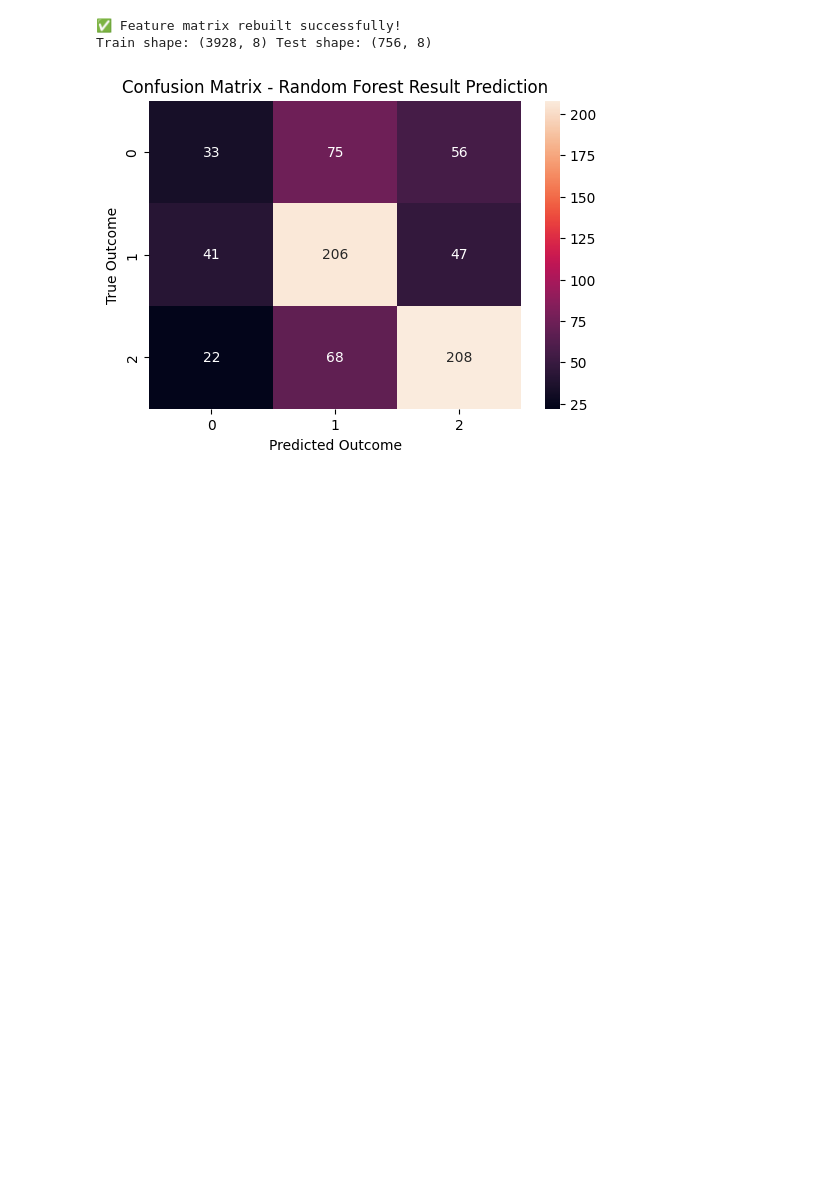
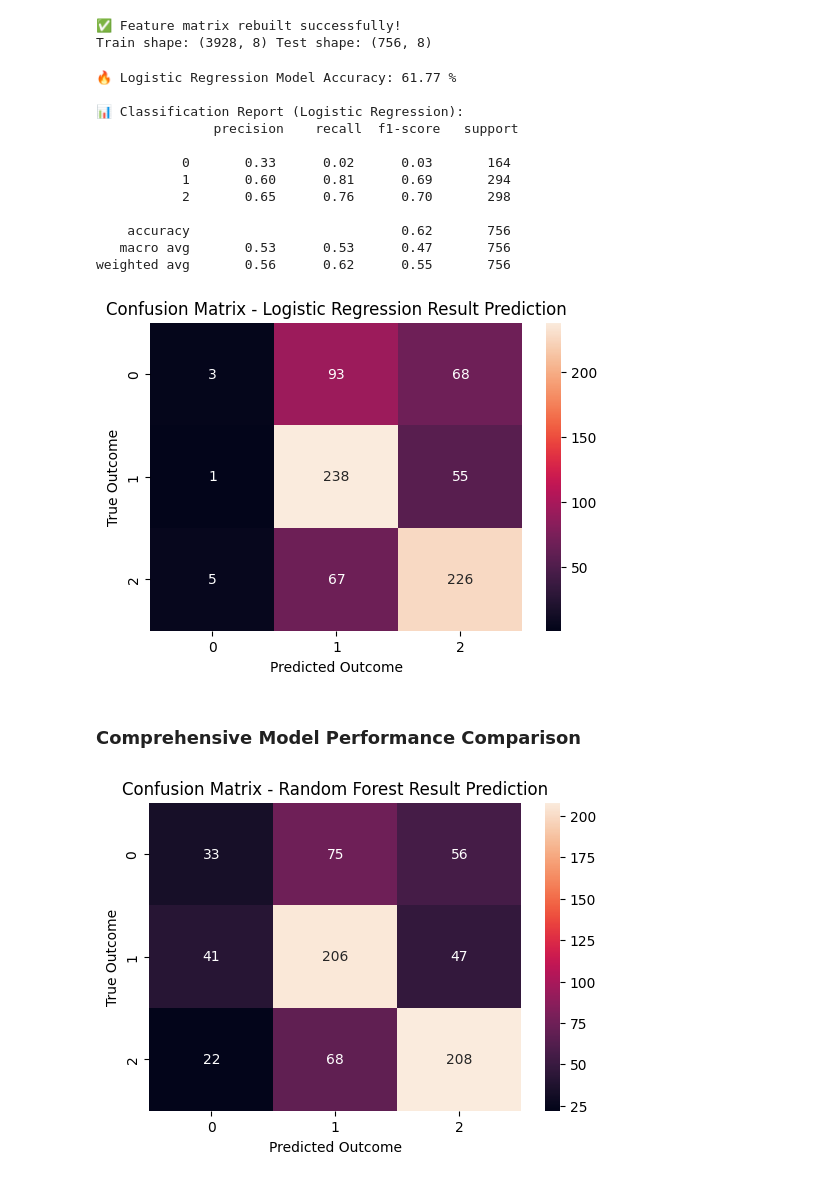
Before and after one commit to sankalp120/premierleague_predictor, a Jupyter notebook: notebook.ipynb, the cells around one changed output. Drawn from its saved outputs; the diff is of its cells as text; code cells hidden in the pictures; blank space fills up the shorter version.

Commit message:
comparision metrics

```diff
--- a/notebook.ipynb
+++ b/notebook.ipynb
@@ -355,6 +369,48 @@ print("Train shape:", X_train.shape, "Test shape:", X_test.shape)
 # %% [output]
 ✅ Feature matrix rebuilt successfully!
 Train shape: (3928, 8) Test shape: (756, 8)
+# %%
+from sklearn.linear_model import LogisticRegression
+from sklearn.metrics import accuracy_score, classification_report, confusion_matrix
+import seaborn as sns
+import matplotlib.pyplot as plt
+
+# Initialize and train the Logistic Regression model
+log_reg_model = LogisticRegression(max_iter=1000, random_state=42)
+log_reg_model.fit(X_train, y_train_encoded)
+
+# Make predictions
+y_pred_log_reg = log_reg_model.predict(X_test)
+
+# Evaluate the model
+print("🔥 Logistic Regression Model Accuracy:", round(accuracy_score(y_test_encoded, y_pred_log_reg)*100, 2), "%")
+print("\n📊 Classification Report (Logistic Regression):\n", classification_report(y_test_encoded, y_pred_log_reg))
+
+# Confusion Matrix for Logistic Regression
+plt.figure(figsize=(6,4))
+sns.heatmap(confusion_matrix(y_test_encoded, y_pred_log_reg), annot=True, fmt="d",
+            xticklabels=le.inverse_transform(log_reg_model.classes_),
+            yticklabels=le.inverse_transform(log_reg_model.classes_))
+plt.title("Confusion Matrix - Logistic Regression Result Prediction")
+plt.xlabel("Predicted Outcome")
+plt.ylabel("True Outcome")
+plt.show()
+# %% [output]
+🔥 Logistic Regression Model Accuracy: 61.77 %
+
+📊 Classification Report (Logistic Regression):
+               precision    recall  f1-score   support
+
+           0       0.33      0.02      0.03       164
+           1       0.60      0.81      0.69       294
+           2       0.65      0.76      0.70       298
+
+    accuracy                           0.62       756
+   macro avg       0.53      0.53      0.47       756
+weighted avg       0.56      0.62      0.55       756
+[figure, added]
+# %% [markdown]
+### Comprehensive Model Performance Comparison
 # %%
 import seaborn as sns
 import matplotlib.pyplot as plt
```
Also changed, not shown: parts of 7 cells of this notebook.
